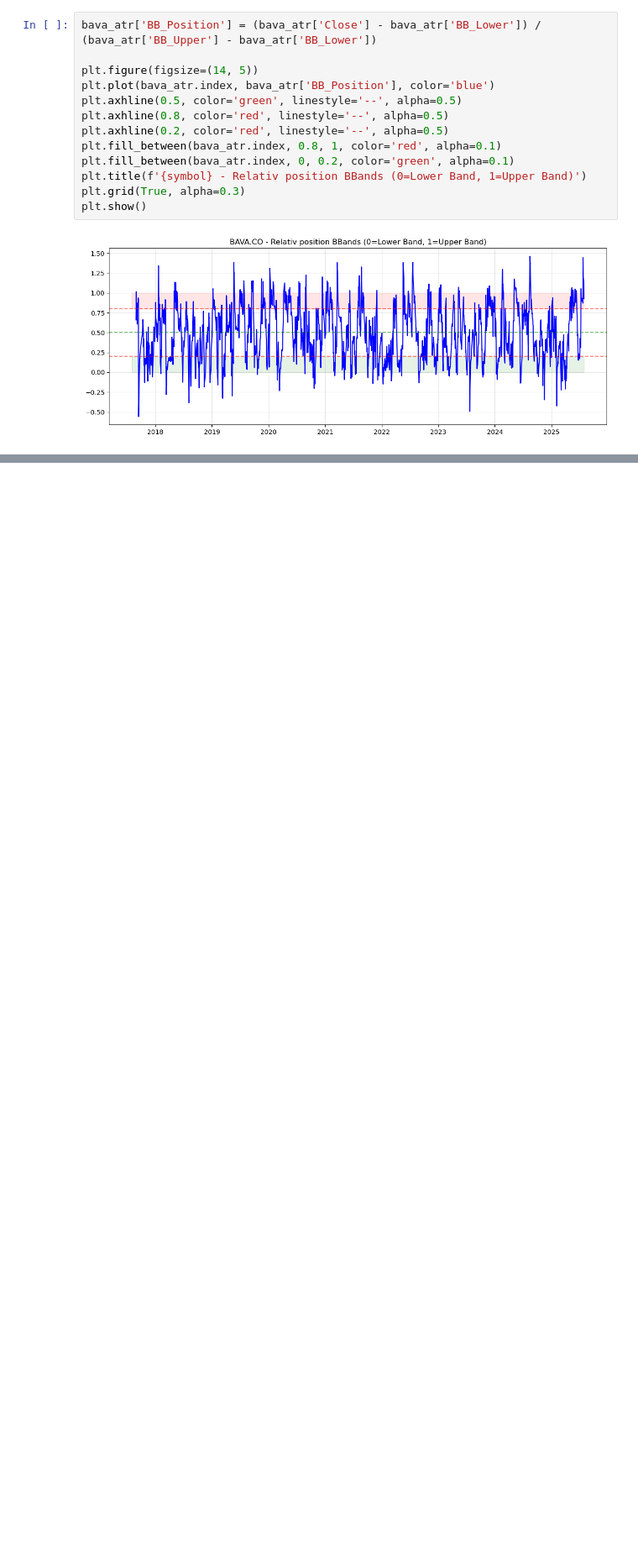
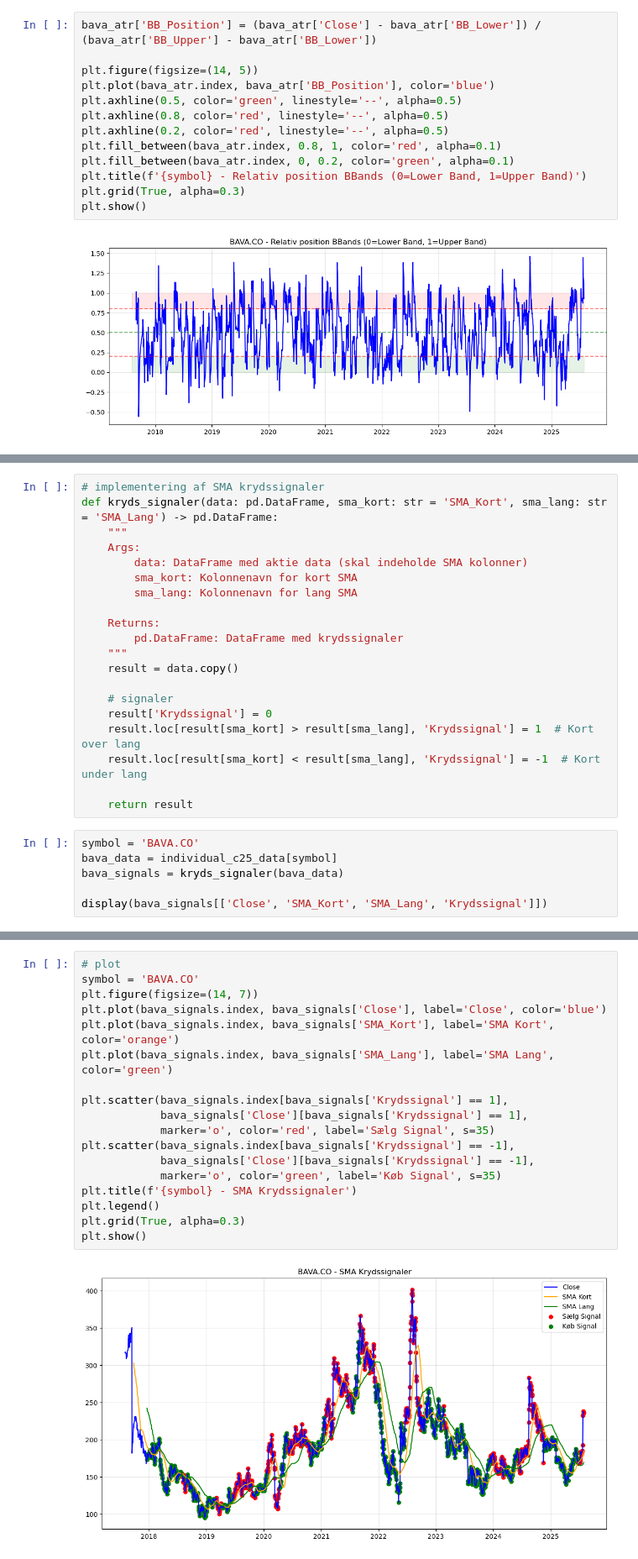
Before and after one commit to johanschaarup/ML-OMXC25, a Jupyter notebook: notebooks/01_data_explore.ipynb, the cells around one changed output, grey strips where cells are left out. Shown at 84% size. Cells and saved outputs as stored; diff of their text form; blank space fills up the shorter version.

```diff
--- a/notebooks/01_data_explore.ipynb
+++ b/notebooks/01_data_explore.ipynb
@@ -801,0 +801,26 @@ plt.show()
+# %%
+# implementering af SMA krydssignaler
+def kryds_signaler(data: pd.DataFrame, sma_kort: str = 'SMA_Kort', sma_lang: str = 'SMA_Lang') -> pd.DataFrame:
+    """
+    Args:
+        data: DataFrame med aktie data (skal indeholde SMA kolonner)
+        sma_kort: Kolonnenavn for kort SMA
+        sma_lang: Kolonnenavn for lang SMA
+
+    Returns:
+        pd.DataFrame: DataFrame med krydssignaler
+    """
+    result = data.copy()
+
+    # signaler
+    result['Krydssignal'] = 0
+    result.loc[result[sma_kort] > result[sma_lang], 'Krydssignal'] = 1  # Kort over lang
+    result.loc[result[sma_kort] < result[sma_lang], 'Krydssignal'] = -1  # Kort under lang
+
+    return result
+# %%
+symbol = 'BAVA.CO'
+bava_data = individual_c25_data[symbol]
+bava_signals = kryds_signaler(bava_data)
+
+display(bava_signals[['Close', 'SMA_Kort', 'SMA_Lang', 'Krydssignal']])
@@ -801,0 +842,20 @@ plt.show()
+# %%
+# plot
+symbol = 'BAVA.CO'
+plt.figure(figsize=(14, 7))
+plt.plot(bava_signals.index, bava_signals['Close'], label='Close', color='blue')
+plt.plot(bava_signals.index, bava_signals['SMA_Kort'], label='SMA Kort', color='orange')
+plt.plot(bava_signals.index, bava_signals['SMA_Lang'], label='SMA Lang', color='green')
+
+plt.scatter(bava_signals.index[bava_signals['Krydssignal'] == 1],
+            bava_signals['Close'][bava_signals['Krydssignal'] == 1],
+            marker='o', color='red', label='Sælg Signal', s=35)
+plt.scatter(bava_signals.index[bava_signals['Krydssignal'] == -1],
+            bava_signals['Close'][bava_signals['Krydssignal'] == -1],
+            marker='o', color='green', label='Køb Signal', s=35)
+plt.title(f'{symbol} - SMA Krydssignaler')
+plt.legend()
+plt.grid(True, alpha=0.3)
+plt.show()
+# %% [output]
+[figure, added]
```
Also changed, not shown: parts of 20 cells of this notebook.
